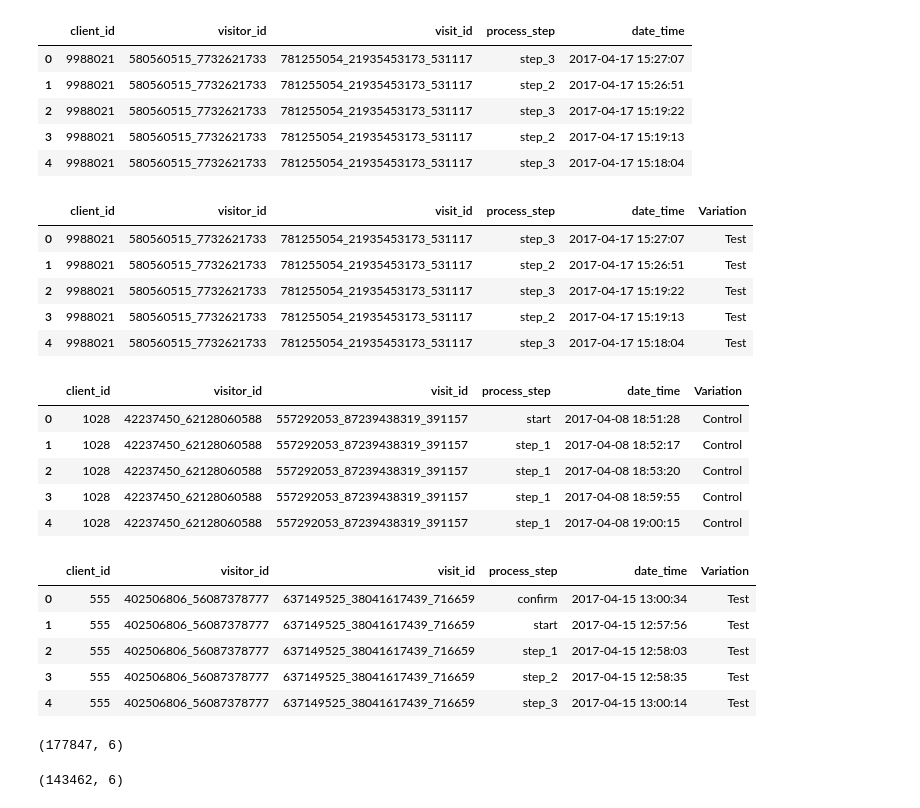
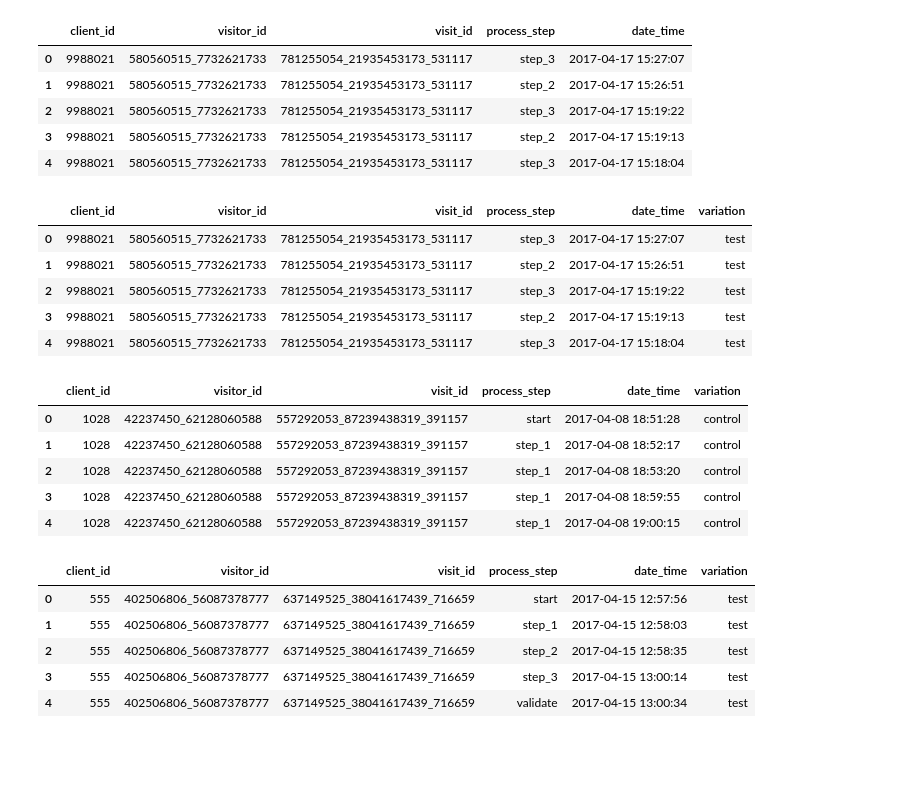
Before and after one commit to Aurelie75FR/Vangard--AB-Test, a Jupyter notebook: notebooks/load_and_clean_naeron.ipynb, the cells around one changed output. Saved outputs shown, nothing was run; the diff lists cells and outputs as text; code cells hidden in the pictures; blank space fills up the shorter version.

```diff
--- a/notebooks/load_and_clean_naeron.ipynb
+++ b/notebooks/load_and_clean_naeron.ipynb
@@ -159,3 +76,5 @@ Name: date_time, dtype: datetime64[ns]
+# %%
+df_final_web_data.loc[df_final_web_data['process_step'] == 'confirm', 'process_step'] = 'validate'
 # %%
 df_final_web_data.sort_values(by=['client_id', 'visit_id', 'process_step', 'date_time'])
 df_final_web_data.head()
@@ -168,43 +87,37 @@ df_final_web_data.head()
 | 4 | 9988021 | 580560515_7732621733 | 781255054_21935453173_531117 | step_3 | 2017-04-17 15:18:04 |
 # %%
 df = df_final_web_data.join(df_final_experiment_clients.set_index('client_id'), on='client_id')
+df['Variation'] = df['Variation'].str.lower()
+df = df.rename(columns={'Variation' : 'variation'})
 df.head()
 # %% [output]
-|  | client_id | visitor_id | visit_id | process_step | date_time | Variation |
-| 0 | 9988021 | 580560515_7732621733 | 781255054_21935453173_531117 | step_3 | 2017-04-17 15:27:07 | Test |
-| 1 | 9988021 | 580560515_7732621733 | 781255054_21935453173_531117 | step_2 | 2017-04-17 15:26:51 | Test |
-| 2 | 9988021 | 580560515_7732621733 | 781255054_21935453173_531117 | step_3 | 2017-04-17 15:19:22 | Test |
-| 3 | 9988021 | 580560515_7732621733 | 781255054_21935453173_531117 | step_2 | 2017-04-17 15:19:13 | Test |
-| 4 | 9988021 | 580560515_7732621733 | 781255054_21935453173_531117 | step_3 | 2017-04-17 15:18:04 | Test |
+|  | client_id | visitor_id | visit_id | process_step | date_time | variation |
+| 0 | 9988021 | 580560515_7732621733 | 781255054_21935453173_531117 | step_3 | 2017-04-17 15:27:07 | test |
+| 1 | 9988021 | 580560515_7732621733 | 781255054_21935453173_531117 | step_2 | 2017-04-17 15:26:51 | test |
+| 2 | 9988021 | 580560515_7732621733 | 781255054_21935453173_531117 | step_3 | 2017-04-17 15:19:22 | test |
+| 3 | 9988021 | 580560515_7732621733 | 781255054_21935453173_531117 | step_2 | 2017-04-17 15:19:13 | test |
+| 4 | 9988021 | 580560515_7732621733 | 781255054_21935453173_531117 | step_3 | 2017-04-17 15:18:04 | test |
 # %%
-df_control_web_data = df[df['Variation'] == 'Control']
+df_control_web_data = df[df['variation'] == 'control']
 df_control_web_data = df_control_web_data.sort_values(by=['client_id', 'visit_id', 'process_step', 'date_time'])
 df_control_web_data = df_control_web_data.reset_index(drop=True)
 df_control_web_data.head()
 # %% [output]
-|  | client_id | visitor_id | visit_id | process_step | date_time | Variation |
-| 0 | 1028 | 42237450_62128060588 | 557292053_87239438319_391157 | start | 2017-04-08 18:51:28 | Control |
-| 1 | 1028 | 42237450_62128060588 | 557292053_87239438319_391157 | step_1 | 2017-04-08 18:52:17 | Control |
-| 2 | 1028 | 42237450_62128060588 | 557292053_87239438319_391157 | step_1 | 2017-04-08 18:53:20 | Control |
-| 3 | 1028 | 42237450_62128060588 | 557292053_87239438319_391157 | step_1 | 2017-04-08 18:59:55 | Control |
-| 4 | 1028 | 42237450_62128060588 | 557292053_87239438319_391157 | step_1 | 2017-04-08 19:00:15 | Control |
+|  | client_id | visitor_id | visit_id | process_step | date_time | variation |
+| 0 | 1028 | 42237450_62128060588 | 557292053_87239438319_391157 | start | 2017-04-08 18:51:28 | control |
+| 1 | 1028 | 42237450_62128060588 | 557292053_87239438319_391157 | step_1 | 2017-04-08 18:52:17 | control |
+| 2 | 1028 | 42237450_62128060588 | 557292053_87239438319_391157 | step_1 | 2017-04-08 18:53:20 | control |
+| 3 | 1028 | 42237450_62128060588 | 557292053_87239438319_391157 | step_1 | 2017-04-08 18:59:55 | control |
+| 4 | 1028 | 42237450_62128060588 | 557292053_87239438319_391157 | step_1 | 2017-04-08 19:00:15 | control |
 # %%
-df_test_web_data = df[df['Variation'] == 'Test']
+df_test_web_data = df[df['variation'] == 'test']
 df_test_web_data = df_test_web_data.sort_values(by=['client_id', 'visit_id', 'process_step', 'date_time'])
 df_test_web_data = df_test_web_data.reset_index(drop=True)
 df_test_web_data.head()
 # %% [output]
-|  | client_id | visitor_id | visit_id | process_step | date_time | Variation |
-| 0 | 555 | 402506806_56087378777 | 637149525_38041617439_716659 | confirm | 2017-04-15 13:00:34 | Test |
-| 1 | 555 | 402506806_56087378777 | 637149525_38041617439_716659 | start | 2017-04-15 12:57:56 | Test |
-| 2 | 555 | 402506806_56087378777 | 637149525_38041617439_716659 | step_1 | 2017-04-15 12:58:03 | Test |
-| 3 | 555 | 402506806_56087378777 | 637149525_38041617439_716659 | step_2 | 2017-04-15 12:58:35 | Test |
-| 4 | 555 | 402506806_56087378777 | 637149525_38041617439_716659 | step_3 | 2017-04-15 13:00:14 | Test |
+|  | client_id | visitor_id | visit_id | process_step | date_time | variation |
+| 0 | 555 | 402506806_56087378777 | 637149525_38041617439_716659 | start | 2017-04-15 12:57:56 | test |
+| 1 | 555 | 402506806_56087378777 | 637149525_38041617439_716659 | step_1 | 2017-04-15 12:58:03 | test |
+| 2 | 555 | 402506806_56087378777 | 637149525_38041617439_716659 | step_2 | 2017-04-15 12:58:35 | test |
+| 3 | 555 | 402506806_56087378777 | 637149525_38041617439_716659 | step_3 | 2017-04-15 13:00:14 | test |
+| 4 | 555 | 402506806_56087378777 | 637149525_38041617439_716659 | validate | 2017-04-15 13:00:34 | test |
-# %%
-df_test_web_data.shape
-# %% [output]
-(177847, 6)
-# %%
-df_control_web_data.shape
-# %% [output]
-(143462, 6)
```
Also changed, not shown: parts of 27 cells of this notebook, 4 other files.
